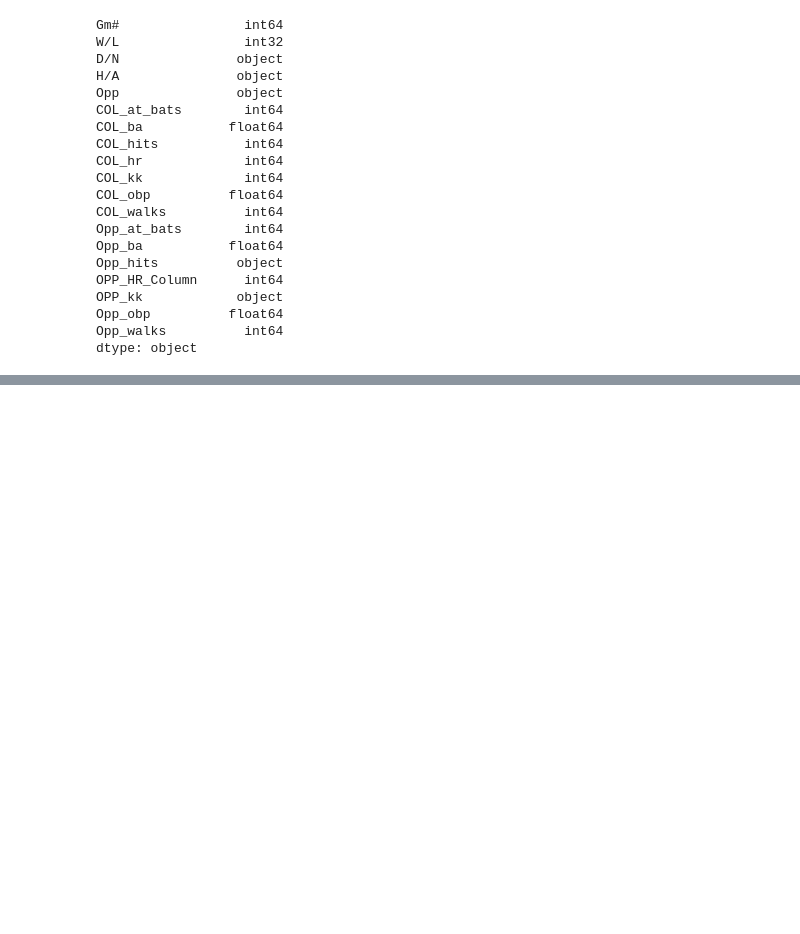
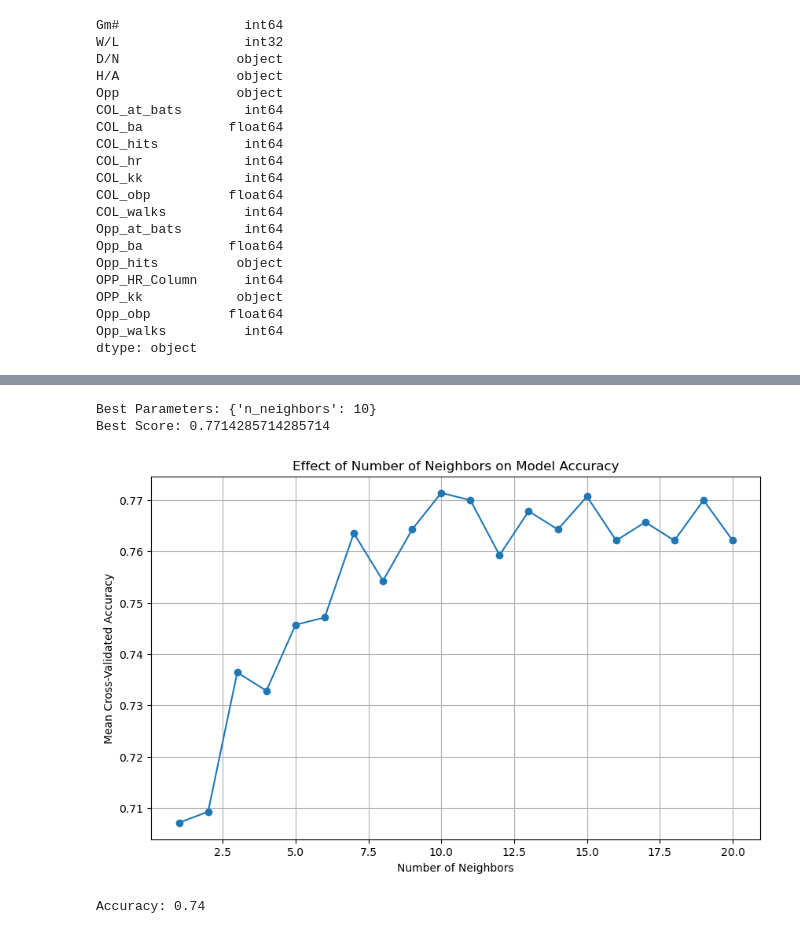
Before and after one commit to cassydm/rockies_moneyball_part-deux, a Jupyter notebook: Project 2/Howard_knn_model_project2.ipynb, the cells around one changed output, grey strips where cells are left out. Drawn from its saved outputs; the diff is of its cells as text; code cells hidden in the pictures; blank space fills up the shorter version.

Commit message:
Updated Howard.KNN.model.project2 code

```diff
--- a/Project 2/Howard_knn_model_project2.ipynb
+++ b/Project 2/Howard_knn_model_project2.ipynb
@@ -69,3 +142,8 @@ X_train, X_test, y_train, y_test = train_test_split(X, y, test_size=0.2, random_
+# %%
+le = LabelEncoder()
+for col in X_train.select_dtypes(include=['object']).columns:
+    X_train[col] = le.fit_transform(X_train[col])
+    X_test[col] = le.transform(X_test[col])  # Ensure X_test is also transformed
 # %%
 # Scale the features
 scaler = StandardScaler()
@@ -89,0 +185,44 @@ print(f'Accuracy: {accuracy:.2f}')
+# %%
+# Define the parameter grid
+param_grid = {'n_neighbors': list(range(1, 21))}  # Testing from 1 to 20 neighbors
+
+# Initialize the KNN classifier
+knn = KNeighborsClassifier()
+
+# Initialize GridSearchCV
+grid_search = GridSearchCV(estimator=knn, param_grid=param_grid, cv=5, scoring='accuracy')
+
+# Fit GridSearchCV
+grid_search.fit(X_train_scaled, y_train)
+
+# Print the best parameters and best score
+print("Best Parameters:", grid_search.best_params_)
+print("Best Score:", grid_search.best_score_)
+
+# Get the best model
+best_knn = grid_search.best_estimator_
+
+# Predict using the best model
+y_pred = best_knn.predict(X_test_scaled)
+# %% [output]
+Best Parameters: {'n_neighbors': 10}
+Best Score: 0.7714285714285714
+# %%
+neighbors = list(range(1, 21))
+mean_scores = []
+
+for k in neighbors:
+    knn = KNeighborsClassifier(n_neighbors=k)
+    scores = cross_val_score(knn, X_train_scaled, y_train, cv=5, scoring='accuracy')
+    mean_scores.append(scores.mean())
+
+# Plotting
+plt.figure(figsize=(10, 6))
+plt.plot(neighbors, mean_scores, marker='o')
+plt.xlabel('Number of Neighbors')
+plt.ylabel('Mean Cross-Validated Accuracy')
+plt.title('Effect of Number of Neighbors on Model Accuracy')
+plt.grid(True)
+plt.show()
+# %% [output]
+[figure, added]
@@ -89,0 +234,6 @@ print(f'Accuracy: {accuracy:.2f}')
+# %%
+# Evaluate the model
+accuracy = accuracy_score(y_test, y_pred)
+print(f'Accuracy: {accuracy:.2f}')
+# %% [output]
+Accuracy: 0.74
```
Also changed, not shown: parts of 11 cells of this notebook.
